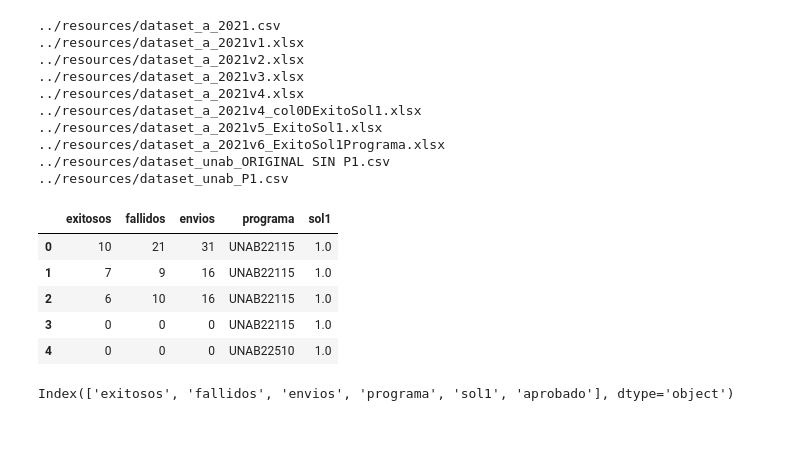
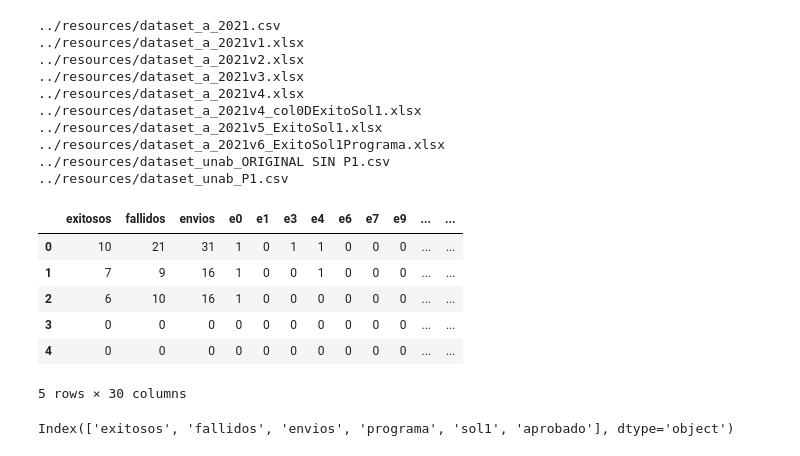
Before and after one commit to tonporaqui/tesis, a Jupyter notebook: jupyter_notebook/notebooks/bnlearn.ipynb, the cells around one changed output. Saved outputs shown, nothing was run; the diff lists cells and outputs as text; code cells hidden in the pictures.

```diff
--- a/jupyter_notebook/notebooks/bnlearn.ipynb
+++ b/jupyter_notebook/notebooks/bnlearn.ipynb
@@ -23,15 +23,16 @@ from custom import funtions
 ../resources/dataset_unab_ORIGINAL SIN P1.csv
 ../resources/dataset_unab_P1.csv
 # %%
-df = pd.read_excel(open('../resources/dataset_a_2021v6_ExitoSol1Programa.xlsx','rb'))
+df = pd.read_excel(open('../resources/dataset_a_2021v4_col0DExitoSol1.xlsx','rb'))
 df.head()
 # %% [output]
-|  | exitosos | fallidos | envios | programa | sol1 |
-| 0 | 10 | 21 | 31 | UNAB22115 | 1.0 |
-| 1 | 7 | 9 | 16 | UNAB22115 | 1.0 |
-| 2 | 6 | 10 | 16 | UNAB22115 | 1.0 |
-| 3 | 0 | 0 | 0 | UNAB22115 | 1.0 |
-| 4 | 0 | 0 | 0 | UNAB22510 | 1.0 |
+|  | exitosos | fallidos | envios | e0 | e1 | e3 | e4 | e6 | e7 | e9 | ... | ... |
+| 0 | 10 | 21 | 31 | 1 | 0 | 1 | 1 | 0 | 0 | 0 | ... | ... |
+| 1 | 7 | 9 | 16 | 1 | 0 | 0 | 1 | 0 | 0 | 0 | ... | ... |
+| 2 | 6 | 10 | 16 | 1 | 0 | 0 | 0 | 0 | 0 | 0 | ... | ... |
+| 3 | 0 | 0 | 0 | 0 | 0 | 0 | 0 | 0 | 0 | 0 | ... | ... |
+| 4 | 0 | 0 | 0 | 0 | 0 | 0 | 0 | 0 | 0 | 0 | ... | ... |
+5 rows × 30 columns
 # %%
 df['aprobado']=df.apply(lambda x: funtions.set_in_aprobado_nota(x['sol1']),axis = 1 )
 print(df.columns)
```
Also changed, not shown: parts of 4 cells of this notebook, 21 other files.
